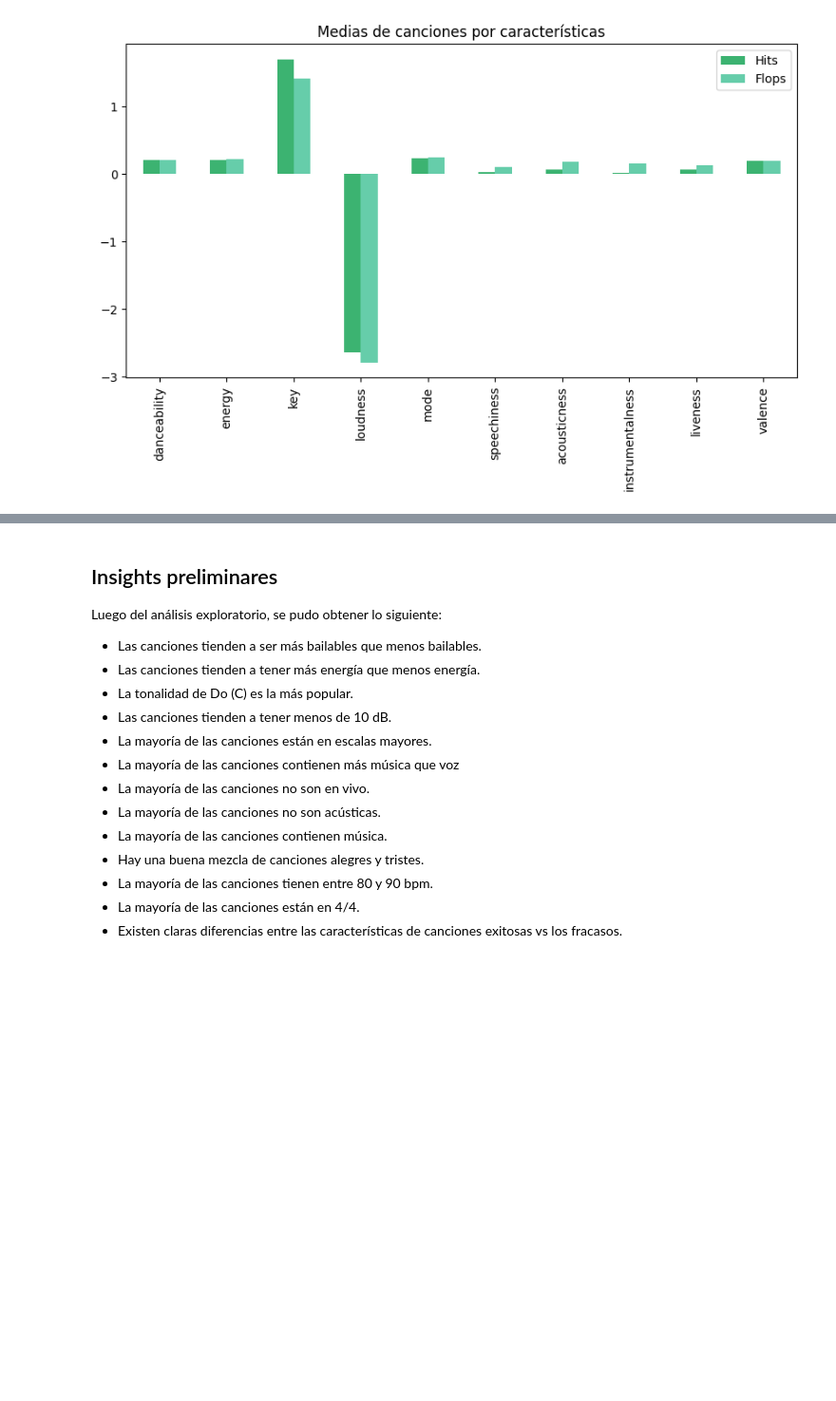
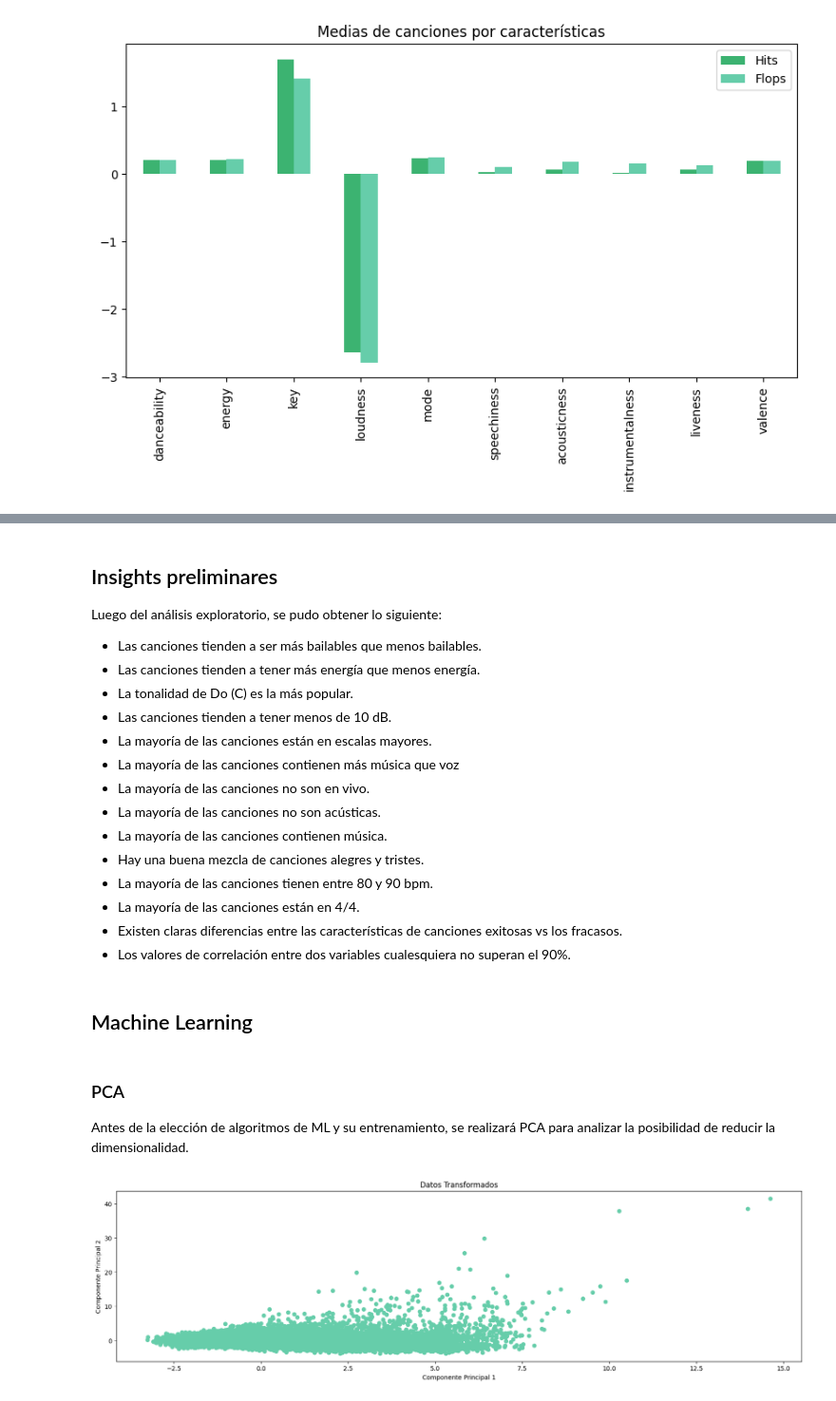
Before and after one commit to tyzurc/spotify_hits, a Jupyter notebook: spotify_hits.ipynb, the cells around one changed output, grey strips where cells are left out. Shown at 95% size. Drawn from its saved outputs; the diff is of its cells as text; code cells hidden in the pictures; blank space fills up the shorter version.

```diff
--- a/spotify_hits.ipynb
+++ b/spotify_hits.ipynb
@@ -353,3 +393,25 @@ Luego del análisis exploratorio, se pudo obtener lo siguiente:
 - La mayoría de las canciones tienen entre 80 y 90 bpm.
 - La mayoría de las canciones están en 4/4.
 - Existen claras diferencias entre las características de canciones exitosas vs los fracasos.
+- Los valores de correlación entre dos variables cualesquiera no superan el 90%.
+# %% [markdown]
+## Machine Learning
+# %% [markdown]
+### PCA
+
+Antes de la elección de algoritmos de ML y su entrenamiento, se realizará PCA para analizar la posibilidad de reducir la dimensionalidad.
+# %%
+scaled_data = ss.fit_transform(clean_df.drop(['target', 'decade'], axis=1))
+
+pca = PCA(n_components=2)
+pca.fit(scaled_data)
+
+transformed_data = pca.transform(scaled_data)
+
+plt.scatter(transformed_data[:, 0], transformed_data[:, 1], color="mediumaquamarine")
+plt.xlabel('Componente Principal 1')
+plt.ylabel('Componente Principal 2')
+plt.title('Datos Transformados')
+plt.show()
+# %% [output]
+[figure, added]
```
Also changed, not shown: parts of 65 cells of this notebook, 3 other files.
